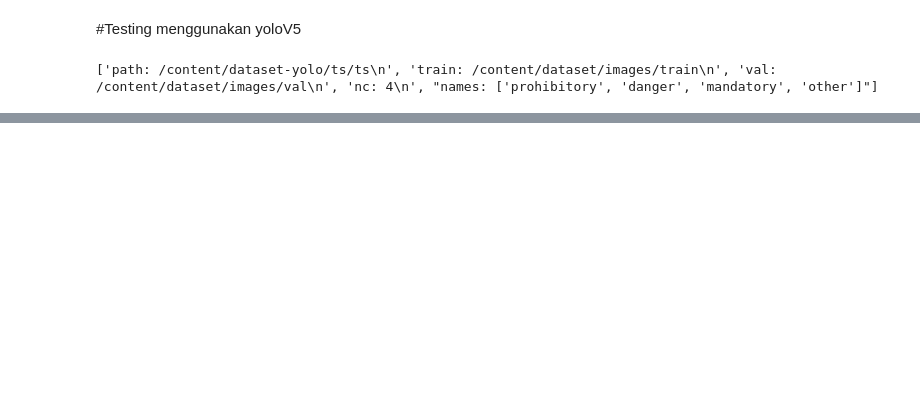
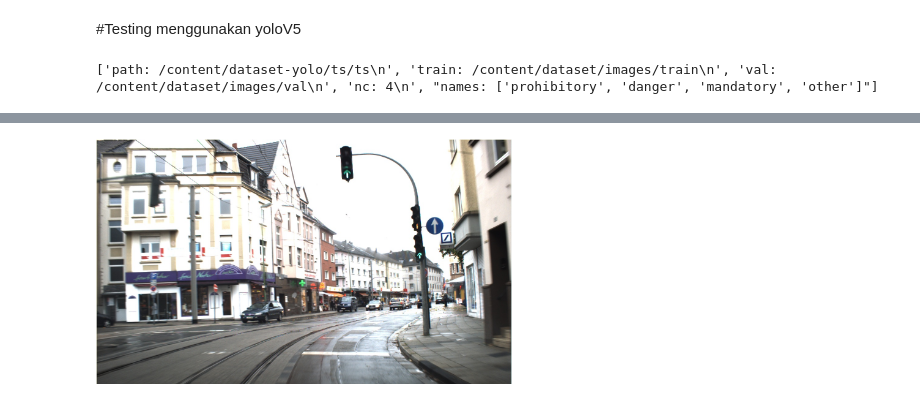
Before and after one commit to ilman79/C23-PS203-ML_Model, a Jupyter notebook: Development_Machine_Learning.ipynb, the cells around one changed output, grey strips where cells are left out. Cells and saved outputs as stored; diff of their text form; code cells hidden in the pictures; blank space fills up the shorter version.

```diff
--- a/Development_Machine_Learning.ipynb
+++ b/Development_Machine_Learning.ipynb
@@ -325 +294,7 @@ FileNotFoundError: [Errno 2] No such file or directory: 'runs/train/exp/weights/
+# %%
+from IPython.display import Image
+from random import choice
+Image(filename='/content/dataset/images/val/00116.jpg', width=416)
+# %% [output]
+[figure, added]
 # %%
```
Also changed, not shown: parts of 12 cells of this notebook.
